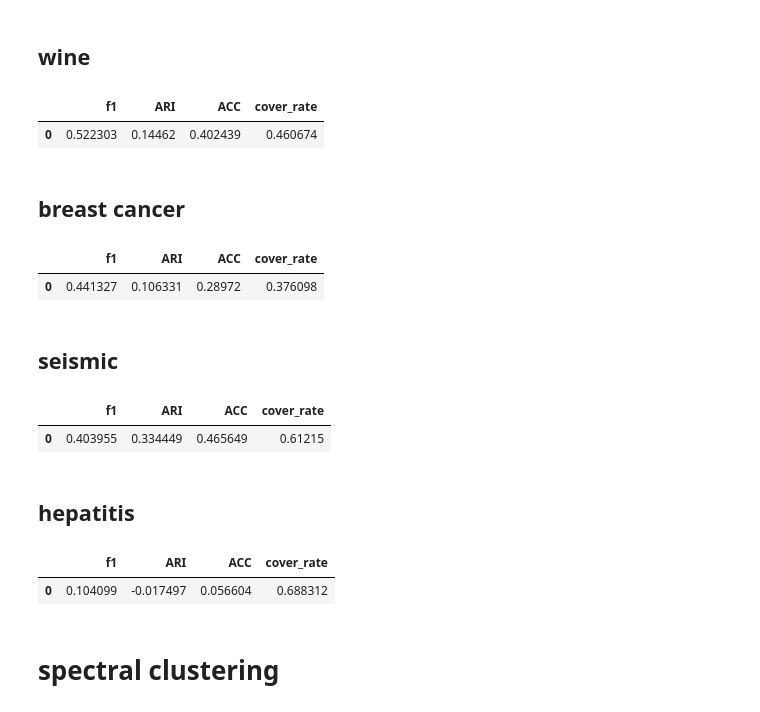
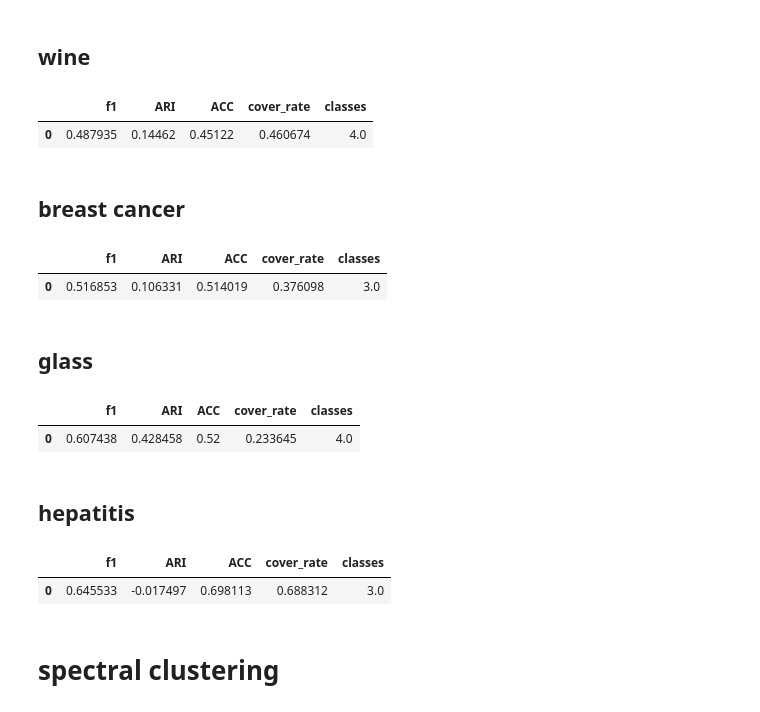
Before and after one commit to gaozhangyang/GIT, a Jupyter notebook: ex2_realdata/experiment.ipynb, the cells around one changed output. Saved outputs shown, nothing was run; the diff lists cells and outputs as text; code cells hidden in the pictures.

```diff
--- a/ex2_realdata/experiment.ipynb
+++ b/ex2_realdata/experiment.ipynb
@@ -69,19 +69,6 @@ class DataLoader:
             Y_map = {Y_set[i]:i for i in range(len(Y_set))}
             Y_true = np.array([Y_map[y] for y in Y_true])
             return X,Y_true
-
-        if name=='seismic':
-            df = pd.read_csv('./real_data/seismic-bumps.txt',sep = ',',header=None)
-            for col in [0,1,2,7]:
-                sym=list(set(df.iloc[:,col]))
-                for i in range(len(sym)):
-                    df.iloc[df.iloc[:,col]==sym[i],col]=i
-            X=df.iloc[:,:-1].values.astype(np.float)
-            Y_true=df.iloc[:,-1].values.astype(np.int)
-            Y_set=list(set(Y_true))
-            Y_map={Y_set[i]:i for i in range(len(Y_set))}
-            Y_true=np.array([Y_map[y] for y in Y_true])
-            return X,Y_true
 # %% [markdown]
 # DGSFC(GDT)
 # %% [markdown]
@@ -151,12 +138,12 @@ result
 # %%
-X,Y_true=DataLoader.load('seismic')
+X,Y_true=DataLoader.load('glass')
 
 Y_pred= api.DGSFC.fit( X,
-                      K_d=20,
-                      K_s=7,
-                      alpha=0.25,
-                      epsilon=15,
-                      plot=False,
+                      K_d=3,
+                      K_s=2,
+                      alpha=0,
+                      epsilon=3,
+                      plot=True,
                       scale=True
                      )
 Y_pred,Y_true=matchY(Y_pred,Y_true)
@@ -237,5 +225,5 @@ result
 # %%
-X,Y_true=DataLoader.load('seismic')
+X,Y_true=DataLoader.load('glass')
 
 clusterer = hdbscan.HDBSCAN(min_cluster_size=15, min_samples=5, gen_min_span_tree=True)
 clusterer.fit(X)
@@ -311,7 +299,7 @@ result
 # %%
-X,Y_true=DataLoader.load('seismic')
-bandwidth = estimate_bandwidth(X, quantile=0.2, n_samples=300)
-ms = MeanShift(bandwidth=bandwidth, bin_seeding=True, cluster_all=False)
+X,Y_true=DataLoader.load('glass')
+bandwidth = estimate_bandwidth(X, quantile=0.1, n_samples=300)
+ms = MeanShift(bandwidth=bandwidth, bin_seeding=False, cluster_all=False)
 ms.fit(X)
 Y_pred = ms.labels_
 Y_pred,Y_true=matchY(Y_pred,Y_true)
@@ -367,8 +350,8 @@ Y_pred,Y_true=matchY(Y_pred,Y_true)
 result=measures_calculator(Y_true,Y_pred)
 result
 # %% [output]
-|  | f1 | ARI | ACC | cover_rate |
-| 0 | 0.522303 | 0.14462 | 0.402439 | 0.460674 |
+|  | f1 | ARI | ACC | cover_rate | classes |
+| 0 | 0.487935 | 0.14462 | 0.45122 | 0.460674 | 4.0 |
 # %% [markdown]
 ## breast cancer
 # %%
@@ -380,21 +363,21 @@ Y_pred,Y_true=matchY(Y_pred,Y_true)
 result=measures_calculator(Y_true,Y_pred)
 result
 # %% [output]
-|  | f1 | ARI | ACC | cover_rate |
-| 0 | 0.441327 | 0.106331 | 0.28972 | 0.376098 |
+|  | f1 | ARI | ACC | cover_rate | classes |
+| 0 | 0.516853 | 0.106331 | 0.514019 | 0.376098 | 3.0 |
 # %% [markdown]
-## seismic
+## glass
 # %%
-X,Y_true=DataLoader.load('seismic')
-clustering = OPTICS(min_samples=3,min_cluster_size=8).fit(X)
+X,Y_true=DataLoader.load('glass')
+clustering = OPTICS(min_samples=10, min_cluster_size=2).fit(X)
 Y_pred=clustering.labels_
 
 Y_pred,Y_true=matchY(Y_pred,Y_true)
 result=measures_calculator(Y_true,Y_pred)
 result
 # %% [output]
-|  | f1 | ARI | ACC | cover_rate |
-| 0 | 0.403955 | 0.334449 | 0.465649 | 0.61215 |
+|  | f1 | ARI | ACC | cover_rate | classes |
+| 0 | 0.607438 | 0.428458 | 0.52 | 0.233645 | 4.0 |
 # %% [markdown]
 ## hepatitis
 # %%
@@ -406,8 +389,8 @@ Y_pred,Y_true=matchY(Y_pred,Y_true)
 result=measures_calculator(Y_true,Y_pred)
 result
 # %% [output]
-|  | f1 | ARI | ACC | cover_rate |
-| 0 | 0.104099 | -0.017497 | 0.056604 | 0.688312 |
+|  | f1 | ARI | ACC | cover_rate | classes |
+| 0 | 0.645533 | -0.017497 | 0.698113 | 0.688312 | 3.0 |
 # %% [markdown]
 # spectral clustering
 # %%
```
Also changed, not shown: parts of 36 cells of this notebook, 2 other files.
